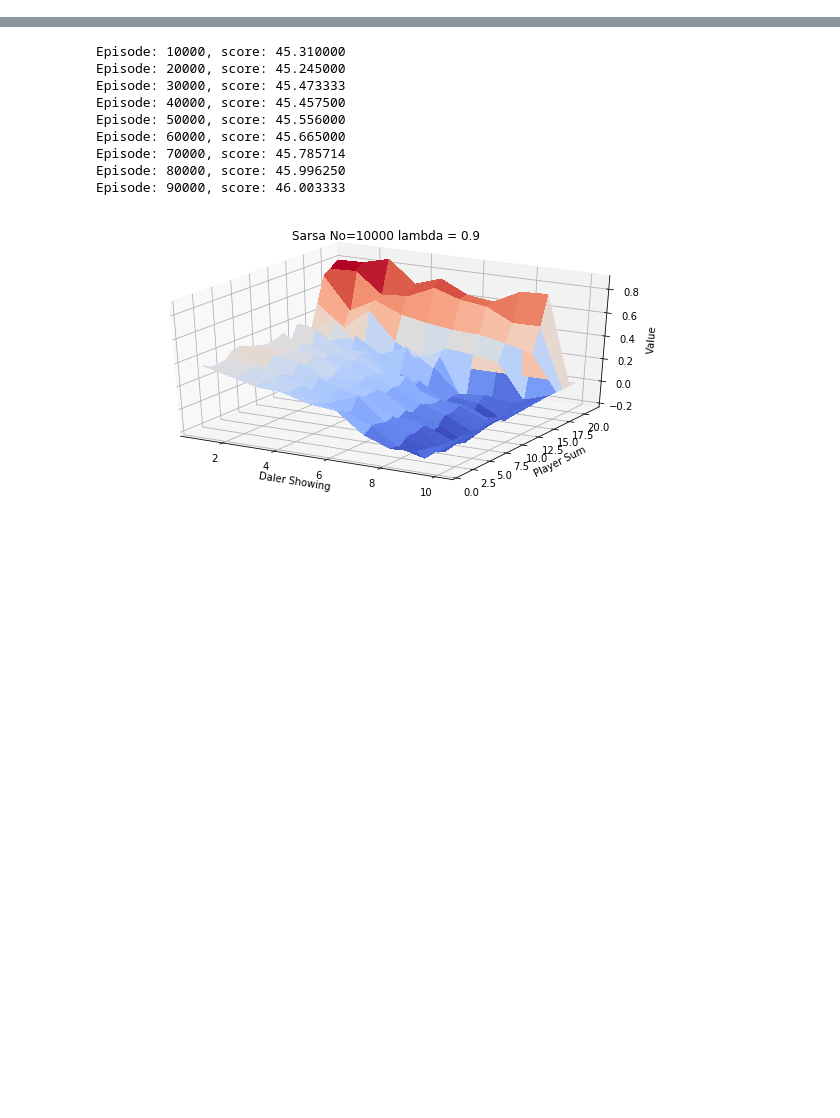
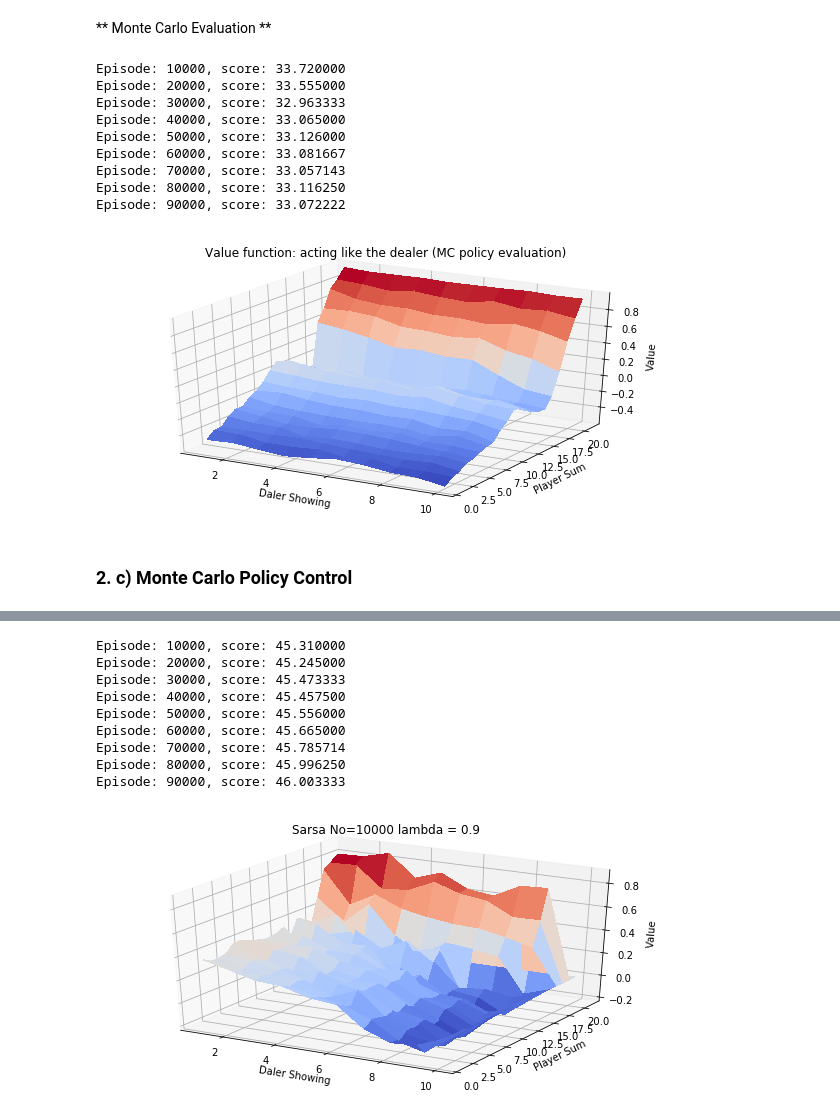
Before and after one commit to hereismari/easy21, a Jupyter notebook: easy21.ipynb, the cells around one changed output, grey strips where cells are left out. Drawn from its saved outputs; the diff is of its cells as text; code cells hidden in the pictures; blank space fills up the shorter version.

```diff
--- a/easy21.ipynb
+++ b/easy21.ipynb
@@ -524,5 +0,0 @@ Episode: 990000, score: 54.329091
-# %%
-environment = Environment()
-agent = MC_agent(environment, No=10000)
-
-plot_value_function(agent, generate_gif=True, title="Value function No=10000")
@@ -680,9 +0,0 @@ class SarsaAgent(Player):
-# %%
-TRAIN_STEPS = 100000
-
-environment = Environment()
-agent = Sarsa_agent(environment)
-
-agent.train(TRAIN_STEPS)
-
-plot_value_function(agent, title="Sarsa No=100 lambda = 1")
@@ -690,0 +313,21 @@ KeyboardInterrupt:
+# %%
+class Player(object):
+    '''This is a general class for a player of Easy21.'''
+    def __init__(self):
+        pass
+
+    def policy(self, s):
+        '''Given a state and a deck of cards available choose an action.'''
+        return Action.HIT
+
+
+class Dealer(Player):
+    def __init__(self):
+        Player.__init__(self)
+
+    def policy(self, s):
+        '''Dealers policy as described in the assigment.'''
+        if s.dealer_sum >= 17:
+            return Action.STICK
+        else:
+            return Action.HIT
@@ -690,0 +514,2 @@ KeyboardInterrupt:
+# %% [markdown]
+** Monte Carlo Evaluation **
@@ -690,0 +593,22 @@ KeyboardInterrupt:
+# %%
+TRAIN_STEPS = 100000
+
+environment = Environment()
+agent = MCAgentEvaluation(environment)
+
+agent.train(TRAIN_STEPS)
+
+plot_value_function(agent, title='Value function: acting like the dealer (MC policy evaluation)')
+# %% [output]
+Episode: 10000, score: 33.720000
+Episode: 20000, score: 33.555000
+Episode: 30000, score: 32.963333
+Episode: 40000, score: 33.065000
+Episode: 50000, score: 33.126000
+Episode: 60000, score: 33.081667
+Episode: 70000, score: 33.057143
+Episode: 80000, score: 33.116250
+Episode: 90000, score: 33.072222
+[figure, added]
+# %% [markdown]
+### 2. c) Monte Carlo Policy Control
```
Also changed, not shown: parts of 65 cells of this notebook.
